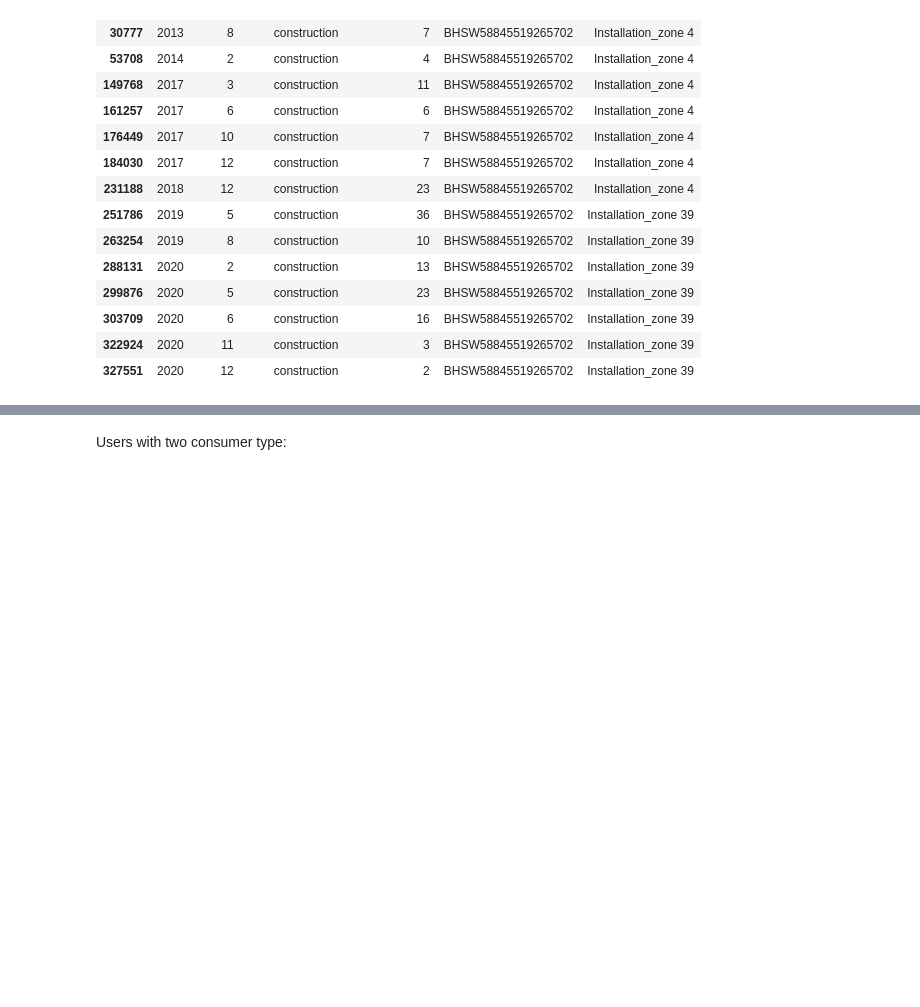
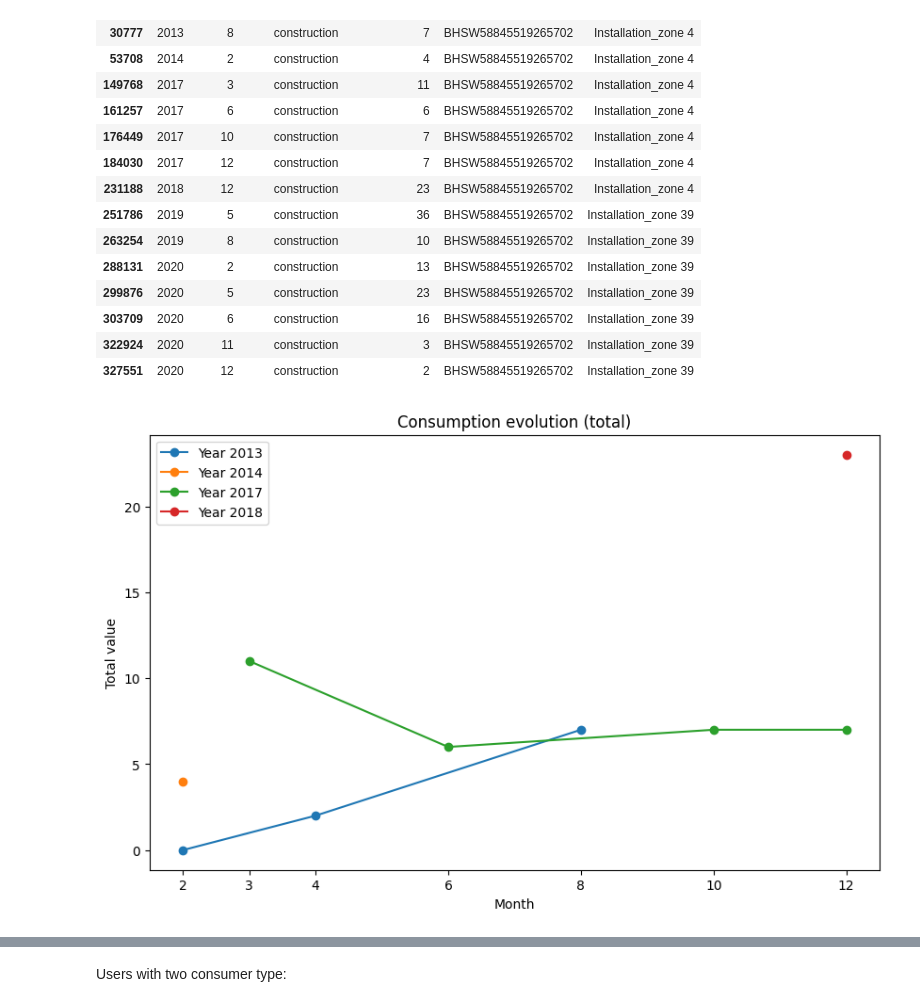
Before and after one commit to Shemeazza/ML4DS-D, a Jupyter notebook: analysis/An_Initial_Analysis.ipynb, the cells around one changed output, grey strips where cells are left out. Cells and saved outputs as stored; diff of their text form; code cells hidden in the pictures; blank space fills up the shorter version.

```diff
--- a/analysis/An_Initial_Analysis.ipynb
+++ b/analysis/An_Initial_Analysis.ipynb
@@ -188,7 +216,8 @@ repetition[repetition['Installation_zone'] != 1]
 | HNZA43401522227119 | 2 | 2 |
 | WZCS67025215181054 | 2 | 1 |
 # %%
-water_consumption[water_consumption['Consumer_number'] == 'BHSW58845519265702']
+water_consumption_user =  water_consumption[water_consumption['Consumer_number'] == 'BHSW58845519265702']
+water_consumption_user
 # %% [output]
 |  | Year | Month | Consumer_type | Consumption | Consumer_number | Installation_zone |
 | 7894 | 2013 | 2 | construction | 0 | BHSW58845519265702 | Installation_zone 4 |
@@ -207,3 +236,10 @@ water_consumption[water_consumption['Consumer_number'] == 'BHSW58845519265702']
 | 303709 | 2020 | 6 | construction | 16 | BHSW58845519265702 | Installation_zone 39 |
 | 322924 | 2020 | 11 | construction | 3 | BHSW58845519265702 | Installation_zone 39 |
 | 327551 | 2020 | 12 | construction | 2 | BHSW58845519265702 | Installation_zone 39 |
+# %%
+water_consumption_user_domestic = water_consumption_user[water_consumption_user['Installation_zone'] == 'Installation_zone 4']
+water_consumption_user_domestic = water_consumption_user_domestic[water_consumption_user_domestic['Consumer_type'] == 'construction']
+
+plot_consumption_evolution(water_consumption_user_domestic)
+# %% [output]
+[figure, added]
```
Also changed, not shown: parts of 10 cells of this notebook.
